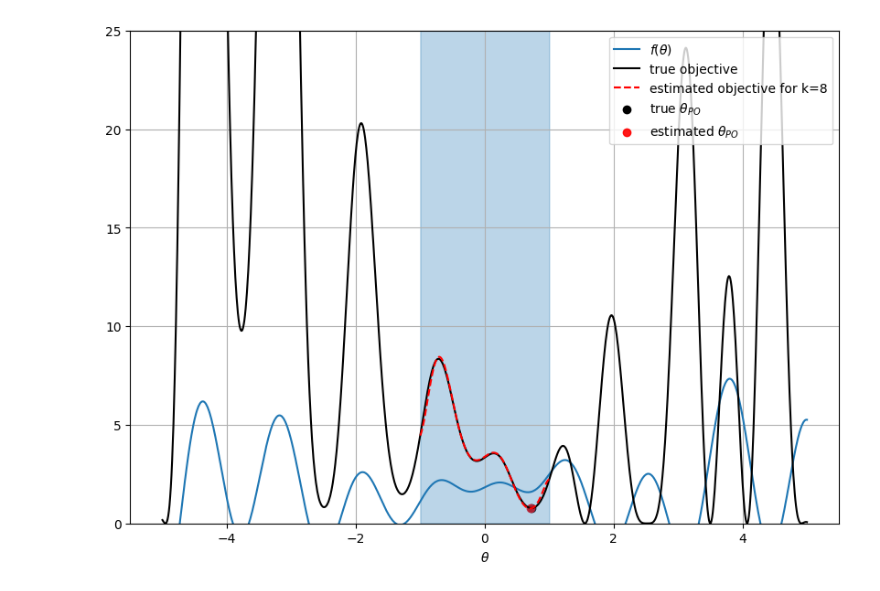
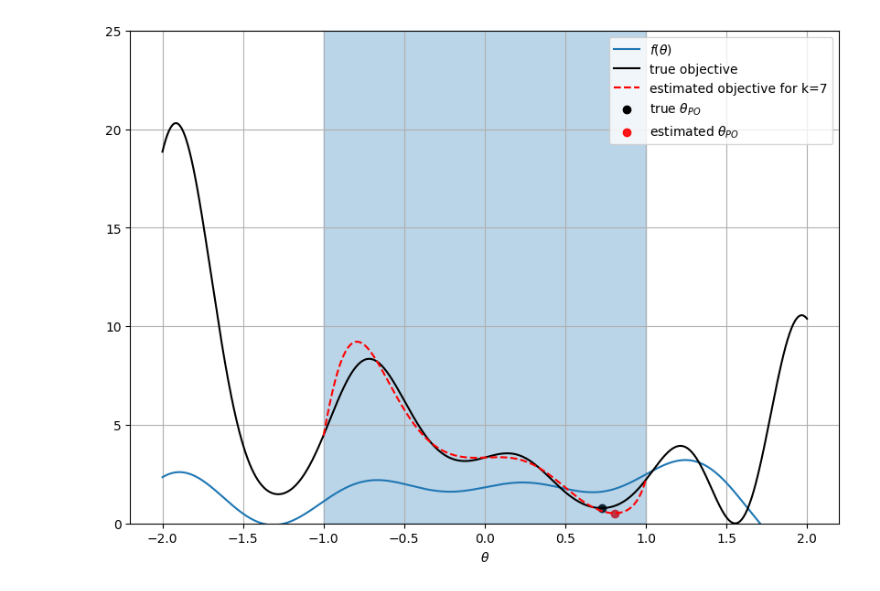
Before and after one commit to ivankirev13/Performative-Regression, a Jupyter notebook: performative_regression.ipynb, the cells around one changed output. Saved outputs shown, nothing was run; the diff lists cells and outputs as text; code cells hidden in the pictures.

```diff
--- a/performative_regression.ipynb
+++ b/performative_regression.ipynb
@@ -73,7 +73,7 @@ class Performative_Regression:
 
     def plot_everything(self):
 
-        t1 = np.linspace(-5, 5, 1000)
+        t1 = np.linspace(-2, 2, 1000)
         t2 = np.linspace(-1, 1, 1000)
 
         plt.figure(figsize=(10, 7))
@@ -89,7 +89,7 @@ class Performative_Regression:
         plt.grid()
         plt.show()
 # %%
-pr = Performative_Regression(8, 100)
+pr = Performative_Regression(7, 1000)
 pr.plot_everything()
 # %% [output]
-[figure, old version]
+[figure, new version]
```
